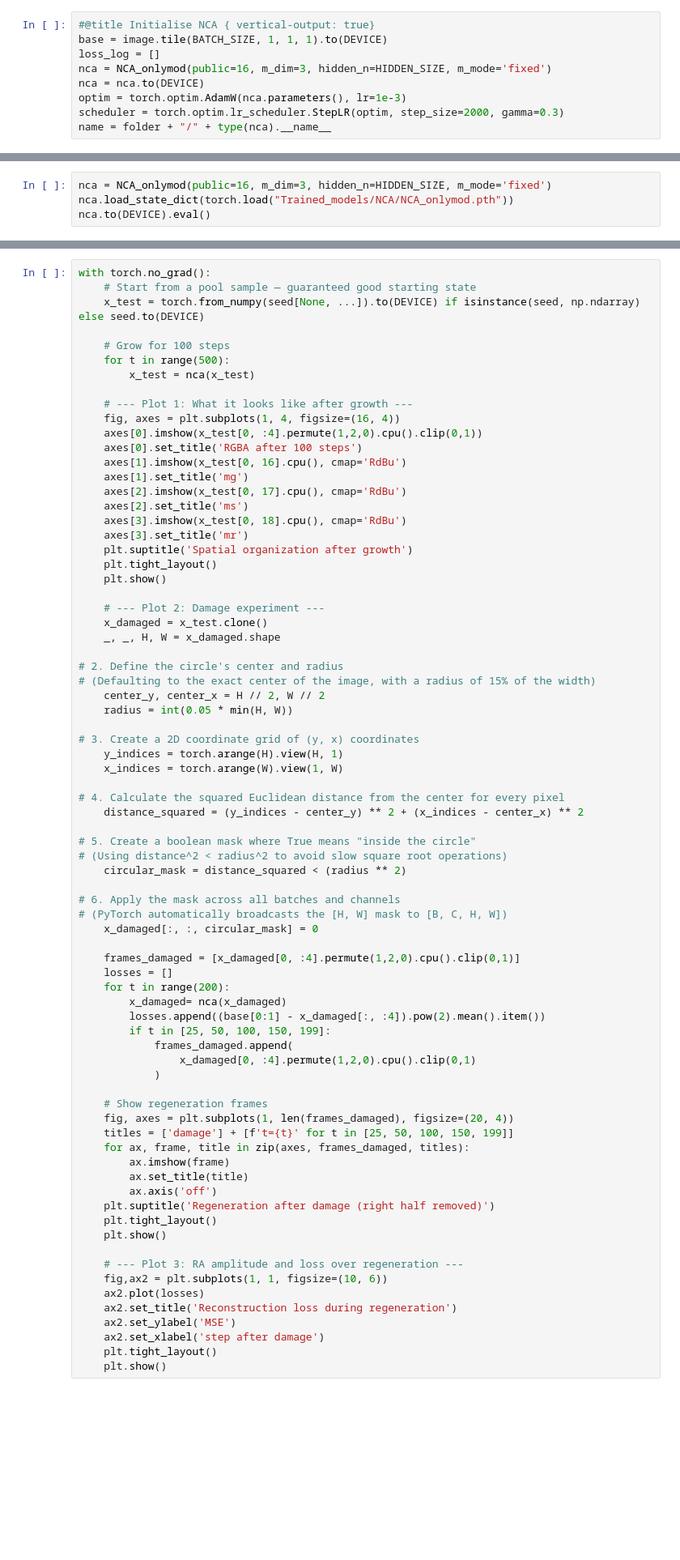
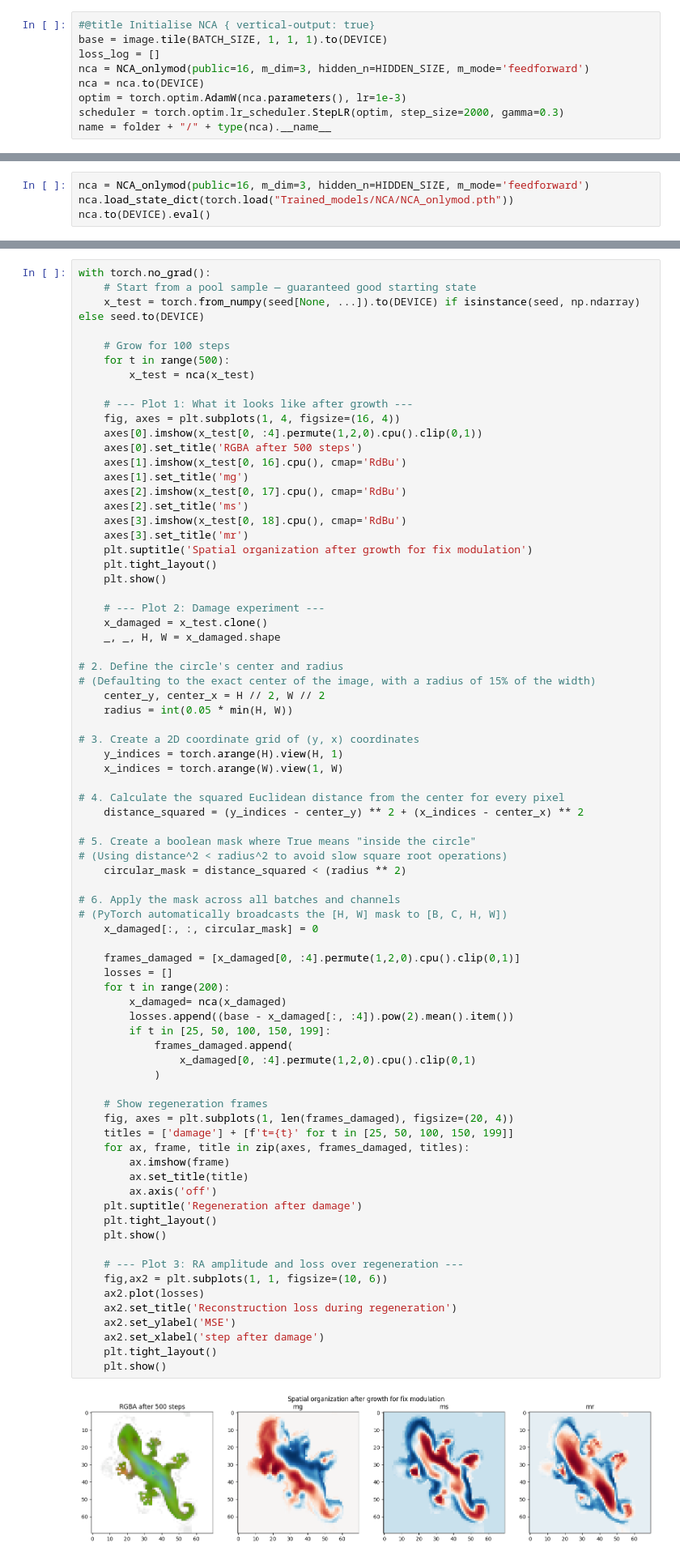
Before and after one commit to lshofsl/Thesis, a Jupyter notebook: NCA_mod.ipynb, the cells around one changed output, grey strips where cells are left out. Shown at 81% size. Cells and saved outputs as stored; diff of their text form; blank space fills up the shorter version.

Commit message:
NCA with only modulation

```diff
--- a/NCA_mod.ipynb
+++ b/NCA_mod.ipynb
@@ -117,7 +140,7 @@ folder = "NCA"
 #@title Initialise NCA { vertical-output: true}
 base = image.tile(BATCH_SIZE, 1, 1, 1).to(DEVICE)
 loss_log = []
-nca = NCA_onlymod(public=16, m_dim=3, hidden_n=HIDDEN_SIZE, m_mode='fixed')
+nca = NCA_onlymod(public=16, m_dim=3, hidden_n=HIDDEN_SIZE, m_mode='feedforward')
 nca = nca.to(DEVICE)
 optim = torch.optim.AdamW(nca.parameters(), lr=1e-3)
 scheduler = torch.optim.lr_scheduler.StepLR(optim, step_size=2000, gamma=0.3)
@@ -238,6 +266,6 @@ del nca
 del optim
 torch.cuda.empty_cache()
 # %%
-nca = NCA_onlymod(public=16, m_dim=3, hidden_n=HIDDEN_SIZE, m_mode='fixed')
+nca = NCA_onlymod(public=16, m_dim=3, hidden_n=HIDDEN_SIZE, m_mode='feedforward')
 nca.load_state_dict(torch.load("Trained_models/NCA/NCA_onlymod.pth"))
 nca.to(DEVICE).eval()
@@ -253,14 +289,14 @@ with torch.no_grad():
     # --- Plot 1: What it looks like after growth ---
     fig, axes = plt.subplots(1, 4, figsize=(16, 4))
     axes[0].imshow(x_test[0, :4].permute(1,2,0).cpu().clip(0,1))
-    axes[0].set_title('RGBA after 100 steps')
+    axes[0].set_title('RGBA after 500 steps')
     axes[1].imshow(x_test[0, 16].cpu(), cmap='RdBu')
     axes[1].set_title('mg')
     axes[2].imshow(x_test[0, 17].cpu(), cmap='RdBu')
     axes[2].set_title('ms')
     axes[3].imshow(x_test[0, 18].cpu(), cmap='RdBu')
     axes[3].set_title('mr')
-    plt.suptitle('Spatial organization after growth')
+    plt.suptitle('Spatial organization after growth for fix modulation')
     plt.tight_layout()
     plt.show()
 
@@ -288,32 +324,34 @@ with torch.no_grad():
 # (PyTorch automatically broadcasts the [H, W] mask to [B, C, H, W])
     x_damaged[:, :, circular_mask] = 0
 
     frames_damaged = [x_damaged[0, :4].permute(1,2,0).cpu().clip(0,1)]
     losses = []
     for t in range(200):
         x_damaged= nca(x_damaged)
-        losses.append((base[0:1] - x_damaged[:, :4]).pow(2).mean().item())
+        losses.append((base - x_damaged[:, :4]).pow(2).mean().item())
         if t in [25, 50, 100, 150, 199]:
             frames_damaged.append(
                 x_damaged[0, :4].permute(1,2,0).cpu().clip(0,1)
             )
 
     # Show regeneration frames
     fig, axes = plt.subplots(1, len(frames_damaged), figsize=(20, 4))
     titles = ['damage'] + [f't={t}' for t in [25, 50, 100, 150, 199]]
     for ax, frame, title in zip(axes, frames_damaged, titles):
         ax.imshow(frame)
         ax.set_title(title)
         ax.axis('off')
-    plt.suptitle('Regeneration after damage (right half removed)')
+    plt.suptitle('Regeneration after damage')
     plt.tight_layout()
     plt.show()
 
     # --- Plot 3: RA amplitude and loss over regeneration ---
     fig,ax2 = plt.subplots(1, 1, figsize=(10, 6))
     ax2.plot(losses)
     ax2.set_title('Reconstruction loss during regeneration')
     ax2.set_ylabel('MSE')
     ax2.set_xlabel('step after damage')
     plt.tight_layout()
     plt.show()
+# %% [output]
+[figure, added]
```
Also changed, not shown: parts of 13 cells of this notebook.
